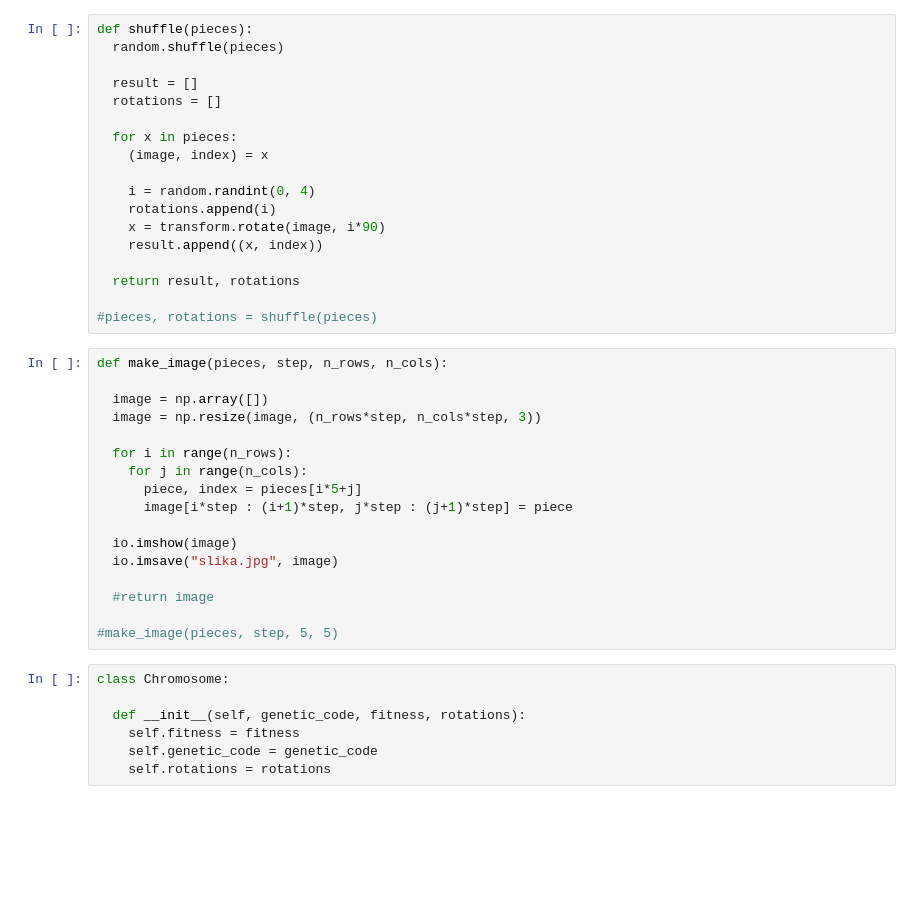
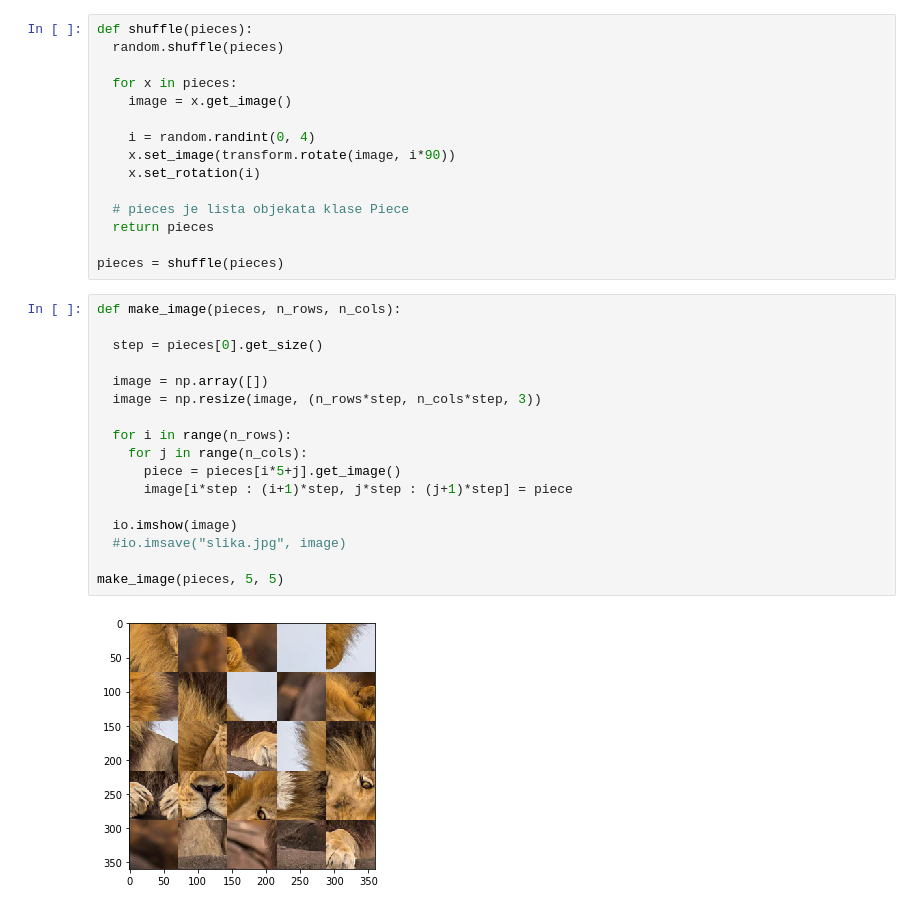
Before and after one commit to Hos1g4k1/Jigsaw-Puzzle-Solver, a Jupyter notebook: utils.ipynb, the cells around one changed output. Cells and saved outputs as stored; diff of their text form; blank space fills up the shorter version.

Commit message:
refactor(Piece): Implement class Piece
Implemented class Piece which represents one piece of a puzzle and
also removed all indexing and n-dimensional lists

```diff
--- a/utils.ipynb
+++ b/utils.ipynb
@@ -39,41 +65,33 @@ def from_image_to_pieces(image_path, n_rows, n_cols):
 def shuffle(pieces):
   random.shuffle(pieces)
 
-  result = []
-  rotations = []
-
   for x in pieces:
-    (image, index) = x
+    image = x.get_image()
 
     i = random.randint(0, 4)
-    rotations.append(i)
-    x = transform.rotate(image, i*90)
-    result.append((x, index))
+    x.set_image(transform.rotate(image, i*90))
+    x.set_rotation(i)
 
-  return result, rotations
+  # pieces je lista objekata klase Piece
+  return pieces
 
-#pieces, rotations = shuffle(pieces)
+pieces = shuffle(pieces)
 # %%
-def make_image(pieces, step, n_rows, n_cols):
+def make_image(pieces, n_rows, n_cols):
+
+  step = pieces[0].get_size()
 
   image = np.array([])
   image = np.resize(image, (n_rows*step, n_cols*step, 3))
 
   for i in range(n_rows):
     for j in range(n_cols):
-      piece, index = pieces[i*5+j]
+      piece = pieces[i*5+j].get_image()
       image[i*step : (i+1)*step, j*step : (j+1)*step] = piece
 
   io.imshow(image)
-  io.imsave("slika.jpg", image)
+  #io.imsave("slika.jpg", image)
 
-  #return image
-
-#make_image(pieces, step, 5, 5)
+make_image(pieces, 5, 5)
+# %% [output]
+[figure, added]
-# %%
-class Chromosome:
-
-  def __init__(self, genetic_code, fitness, rotations):
-    self.fitness = fitness
-    self.genetic_code = genetic_code
-    self.rotations = rotations
```
Also changed, not shown: parts of 4 cells of this notebook.
